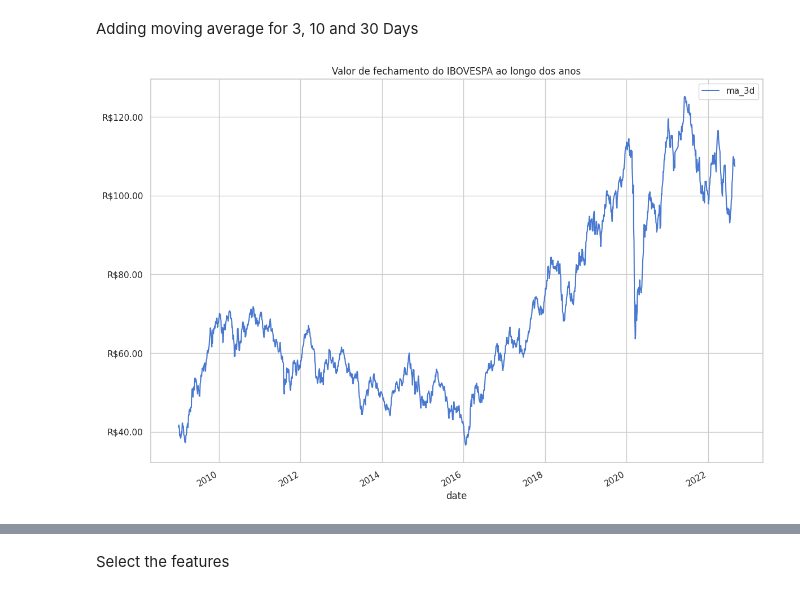
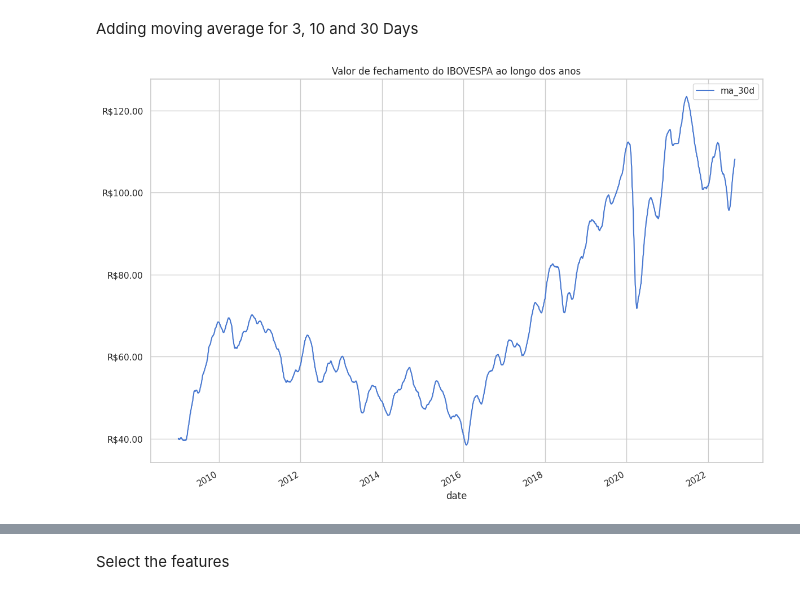
Before and after one commit to chermont04/Stock-Market-Index-Prediction, a Jupyter notebook: model/data_pre_processing.ipynb, the cells around one changed output, grey strips where cells are left out. Saved outputs shown, nothing was run; the diff lists cells and outputs as text; code cells hidden in the pictures.

Commit message:
plotting the principal visualizations for the thisis

```diff
--- a/model/data_pre_processing.ipynb
+++ b/model/data_pre_processing.ipynb
@@ -148,13 +148,13 @@ bova11['ma_3d'] = bova11['close'].rolling(3, center = True, min_periods=1).mean(
 bova11['ma_10d'] = bova11['close'].rolling(10, center = True,min_periods=1).mean()
 bova11['ma_30d'] = bova11['close'].rolling(30, center=True, min_periods=1).mean()
 # %%
-moving_avg = bova11[['date','ma_3d']]
+moving_avg = bova11[['date','ma_30d']]
 moving_avg = moving_avg.set_index('date')
 ax = moving_avg.plot()
 plt.title('Valor de fechamento do IBOVESPA ao longo dos anos')
 ax.yaxis.set_major_formatter(ticker.StrMethodFormatter("R${x:,.2f}"))
 # %% [output]
-[figure, old version]
+[figure, new version]
 # %%
 bova11.head()
 # %% [output]
```
Also changed, not shown: parts of 1 cell of this notebook.
